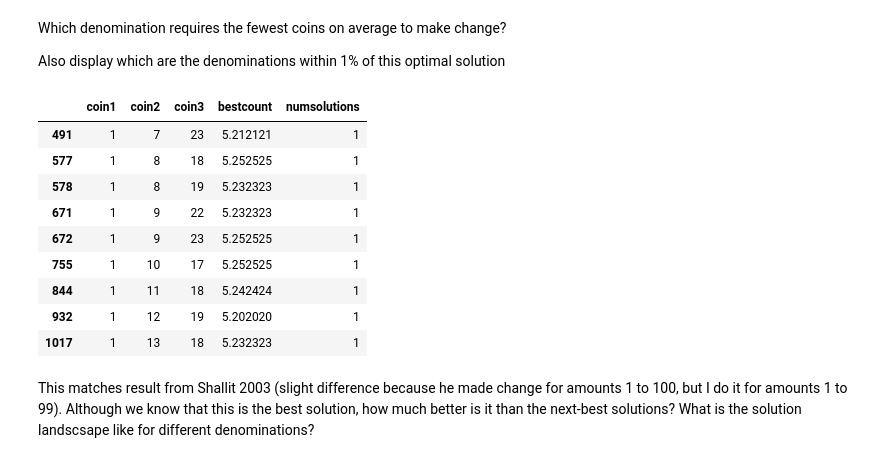
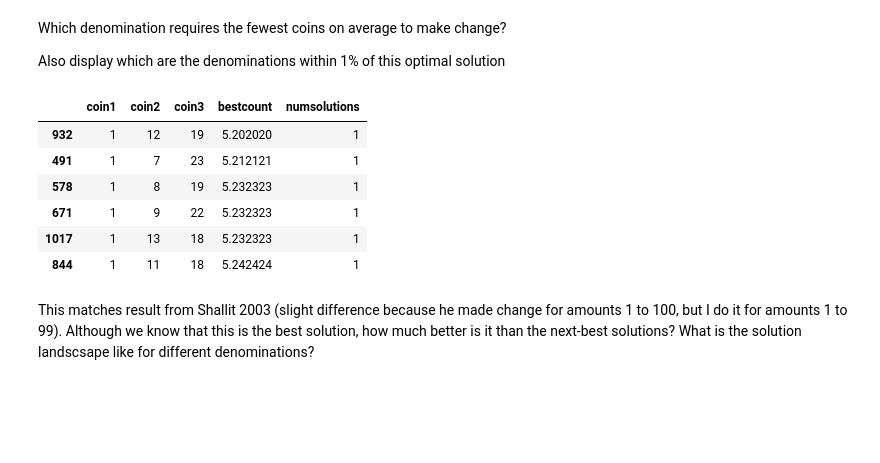
Before and after one commit to kbseah/changer-ranger, a Jupyter notebook: denomination_3_analysis.ipynb, the cells around one changed output. Cells and saved outputs as stored; diff of their text form; code cells hidden in the pictures; blank space fills up the shorter version.

```diff
--- a/denomination_3_analysis.ipynb
+++ b/denomination_3_analysis.ipynb
@@ -69,19 +69,16 @@ head(d.byamt)
 Which denomination requires the fewest coins on average to make change?
 
 Also display which are the denominations within 1% of this optimal solution
-# %%
-d.bydenom[which(d.bydenom$bestcount <= 1.01* min(d.bydenom$bestcount)),]
-# %% [output]
-|  | coin1 | coin2 | coin3 | bestcount | numsolutions |
-| 491 | 1 | 7 | 23 | 5.212121 | 1 |
-| 577 | 1 | 8 | 18 | 5.252525 | 1 |
-| 578 | 1 | 8 | 19 | 5.232323 | 1 |
-| 671 | 1 | 9 | 22 | 5.232323 | 1 |
-| 672 | 1 | 9 | 23 | 5.252525 | 1 |
-| 755 | 1 | 10 | 17 | 5.252525 | 1 |
-| 844 | 1 | 11 | 18 | 5.242424 | 1 |
-| 932 | 1 | 12 | 19 | 5.202020 | 1 |
-| 1017 | 1 | 13 | 18 | 5.232323 | 1 |
+# %%
+head(d.bydenom[order(d.bydenom$bestcount),])
+# %% [output]
+|  | coin1 | coin2 | coin3 | bestcount | numsolutions |
+| 932 | 1 | 12 | 19 | 5.202020 | 1 |
+| 491 | 1 | 7 | 23 | 5.212121 | 1 |
+| 578 | 1 | 8 | 19 | 5.232323 | 1 |
+| 671 | 1 | 9 | 22 | 5.232323 | 1 |
+| 1017 | 1 | 13 | 18 | 5.232323 | 1 |
+| 844 | 1 | 11 | 18 | 5.242424 | 1 |
 # %% [markdown]
 This matches result from Shallit 2003 (slight difference because he made change for amounts 1 to 100, but I do it for amounts 1 to 99). Although we know that this is the best solution, how much better is it than the next-best solutions? What is the solution landscsape like for different denominations?
 # %% [markdown]
```
Also changed, not shown: parts of 10 cells of this notebook, 4 other files.
